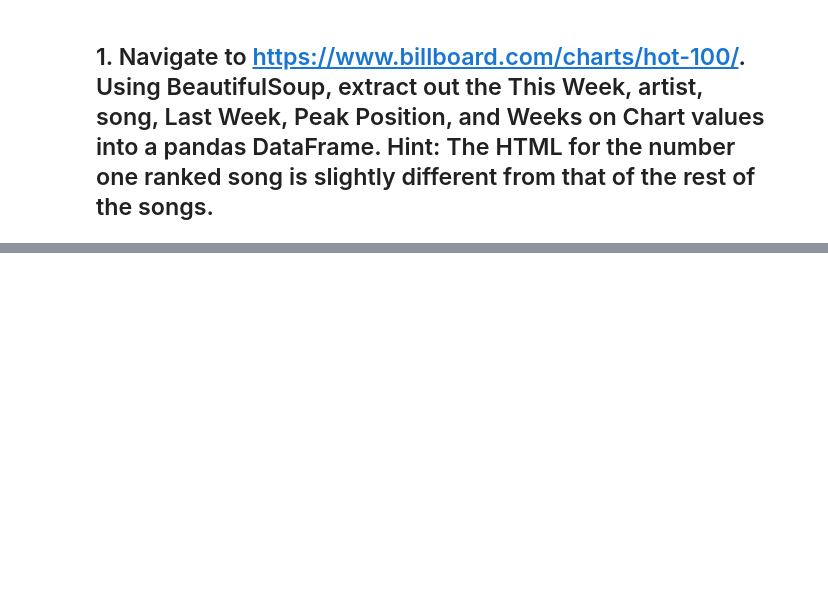
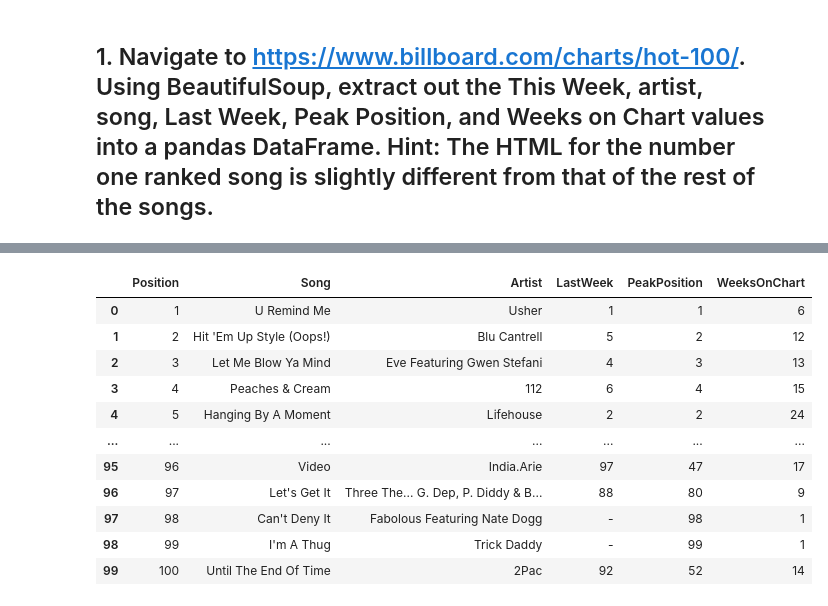
Before and after one commit to nss-data-science-cohort-8/webscraping-ThomasDavis4757, a Jupyter notebook: Webscraping_practice.ipynb, the cells around one changed output, grey strips where cells are left out. Saved outputs shown, nothing was run; the diff lists cells and outputs as text; code cells hidden in the pictures; blank space fills up the shorter version.

```diff
--- a/Webscraping_practice.ipynb
+++ b/Webscraping_practice.ipynb
@@ -193,8 +217,11 @@ ThisWeek
 # %%
-ThisWeekReal = []
-for i in range(len(ThisWeek)):
-    if ThisWeek[i]['class'] == 'c-label':
-        ThisWeekReal.append(ThisWeek[i]['class'])
-
-ThisWeekReal
+Billboard = pd.DataFrame({
+    'Position': ThisWeek,
+    'Song' : Song,
+    'Artist' : Artist,
+    'LastWeek' : LastWeek,
+    'PeakPosition': PeakPosition,
+    'WeeksOnChart': WeeksOnChart
+})
+Billboard.head(5)
 # %% [output]
@@ -201,0 +236,80 @@ ThisWeekReal
+# %%
+def top_bill_date_df(date):
+    """
+    Format for date is "yyyy-mm-dd"
+
+    """
+    URL = f'https://www.billboard.com/charts/hot-100/{date}'
+
+    response = requests.get(URL)
+    response.status_code
+
+    soup = BeautifulSoup(response.text, features="html.parser")
+
+    #ThisWeek = soup.findAll('span', attrs = {'class':'c-label'})
+    #ThisWeek = soup.select('span.c-label  a-font-primary-bold-l u-font-size-32@tablet u-letter-spacing-0080@tablet')
+
+    ThisWeek = soup.select('span.c-label.a-font-primary-bold-l')
+    Artist = soup.select('span.c-label.a-no-trucate')
+    Song = soup.select('h3.c-title.a-no-trucate')
+    LWPPWOC = soup.select('span.c-label.a-font-primary-m')
+    LastWeek = []
+    PeakPosition = []
+    WeeksOnChart = []
+    #Song = soup.find_all('h3', id_='title-of-a-story')
+
+    record = True
+
+    LastWeek.append(ThisWeek[1].text.strip())
+    PeakPosition.append(ThisWeek[2].text.strip())
+    WeeksOnChart.append(ThisWeek[3].text.strip())
+    for i in range(int(len(LWPPWOC) / 6)):
+        LastWeek.append(LWPPWOC[i*6].text.strip())
+        PeakPosition.append(LWPPWOC[(i*6) + 1].text.strip())
+        WeeksOnChart.append(LWPPWOC[(i*6) + 2].text.strip())
+
+
+    #ThisWeek[105].text.strip()
+    #soup.select
+    ThisWeekNew = []
+    ThisWeekNew.append(ThisWeek[0].text.strip())
+    for i in range(99):
+        ThisWeekNew.append(ThisWeek[i+7].text.strip())
+
+    ArtistNew = []
+    for i in range(len(Artist)):
+        ArtistNew.append(Artist[i].text.strip())
+
+    SongNew = []
+    for i in range(len(Song)):
+        SongNew.append(Song[i].text.strip())
+
+    Song = SongNew
+    Artist = ArtistNew
+    ThisWeek = ThisWeekNew
+
+    Billboard = pd.DataFrame({
+        'Position': ThisWeek,
+        'Song' : Song,
+        'Artist' : Artist,
+        'LastWeek' : LastWeek,
+        'PeakPosition': PeakPosition,
+        'WeeksOnChart': WeeksOnChart
+    })
+
+    return Billboard
+
+top_bill_date_df('2001-07-16')
+# %% [output]
+|  | Position | Song | Artist | LastWeek | PeakPosition | WeeksOnChart |
+| 0 | 1 | U Remind Me | Usher | 1 | 1 | 6 |
+| 1 | 2 | Hit 'Em Up Style (Oops!) | Blu Cantrell | 5 | 2 | 12 |
+| 2 | 3 | Let Me Blow Ya Mind | Eve Featuring Gwen Stefani | 4 | 3 | 13 |
+| 3 | 4 | Peaches & Cream | 112 | 6 | 4 | 15 |
+| 4 | 5 | Hanging By A Moment | Lifehouse | 2 | 2 | 24 |
+| ... | ... | ... | ... | ... | ... | ... |
+| 95 | 96 | Video | India.Arie | 97 | 47 | 17 |
+| 96 | 97 | Let's Get It | Three The... G. Dep, P. Diddy & B... | 88 | 80 | 9 |
+| 97 | 98 | Can't Deny It | Fabolous Featuring Nate Dogg | - | 98 | 1 |
+| 98 | 99 | I'm A Thug | Trick Daddy | - | 99 | 1 |
+| 99 | 100 | Until The End Of Time | 2Pac | 92 | 52 | 14 |
```
Also changed, not shown: parts of 10 cells of this notebook.
